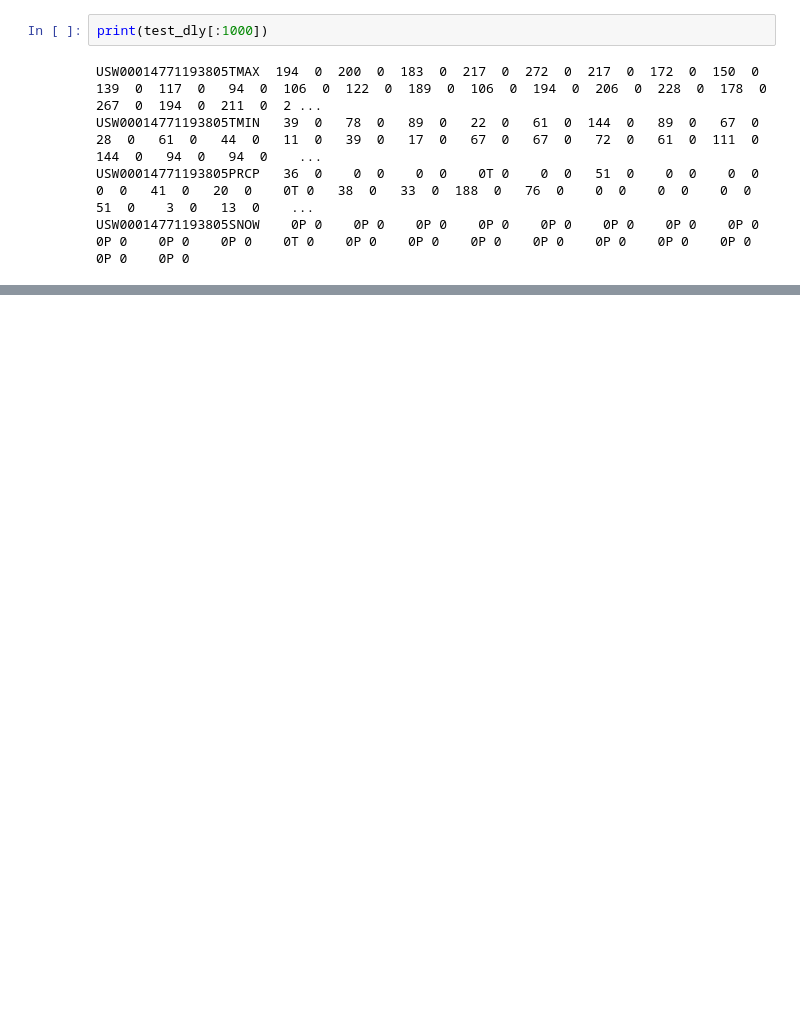
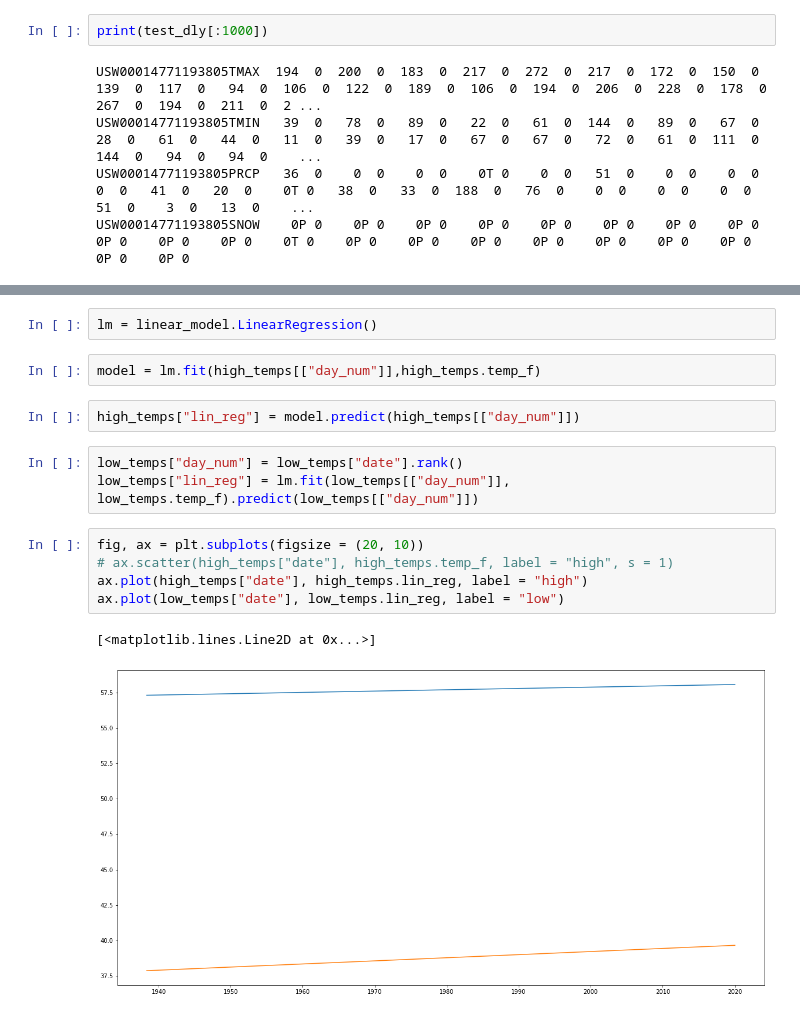
Before and after one commit to gautsi/climate, a Jupyter notebook: notebooks/ghcn.ipynb, the cells around one changed output, grey strips where cells are left out. Drawn from its saved outputs; the diff is of its cells as text; blank space fills up the shorter version.

```diff
--- a/notebooks/ghcn.ipynb
+++ b/notebooks/ghcn.ipynb
@@ -91,0 +166,17 @@ USW00014771193805SNOW    0P 0    0P 0    0P 0    0P 0    0P 0    0P 0    0P 0
+# %%
+lm = linear_model.LinearRegression()
+# %%
+model = lm.fit(high_temps[["day_num"]],high_temps.temp_f)
+# %%
+high_temps["lin_reg"] = model.predict(high_temps[["day_num"]])
+# %%
+low_temps["day_num"] = low_temps["date"].rank()
+low_temps["lin_reg"] = lm.fit(low_temps[["day_num"]], low_temps.temp_f).predict(low_temps[["day_num"]])
+# %%
+fig, ax = plt.subplots(figsize = (20, 10))
+# ax.scatter(high_temps["date"], high_temps.temp_f, label = "high", s = 1)
+ax.plot(high_temps["date"], high_temps.lin_reg, label = "high")
+ax.plot(low_temps["date"], low_temps.lin_reg, label = "low")
+# %% [output]
+[<matplotlib.lines.Line2D at 0x...>]
+[figure, added]
```
Also changed, not shown: parts of 18 cells of this notebook, 4 other files.
